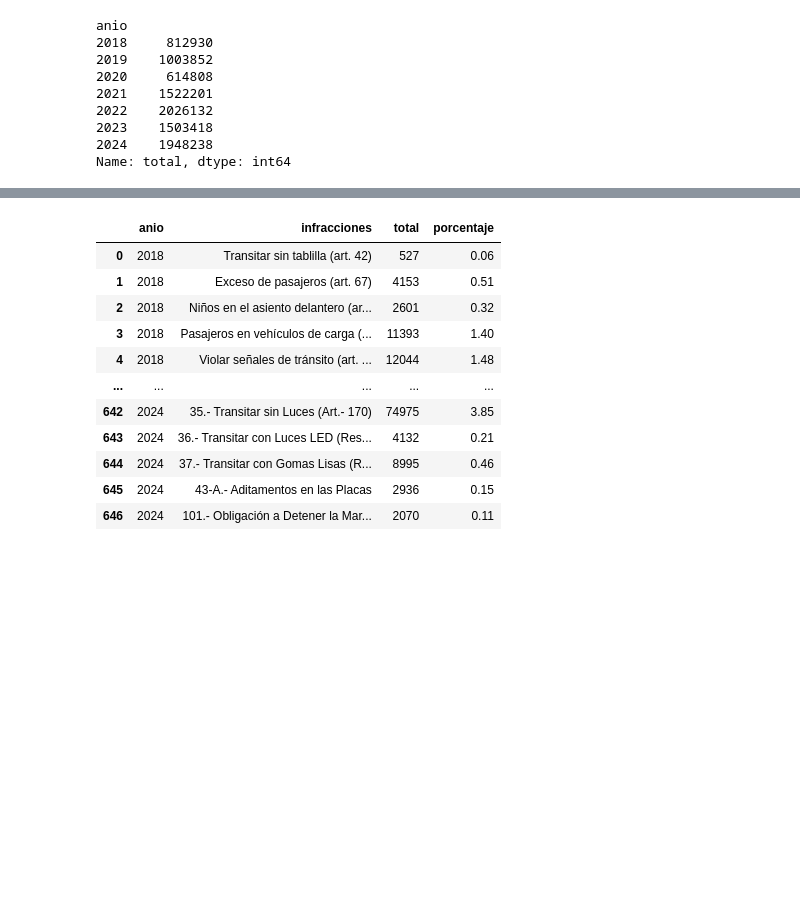
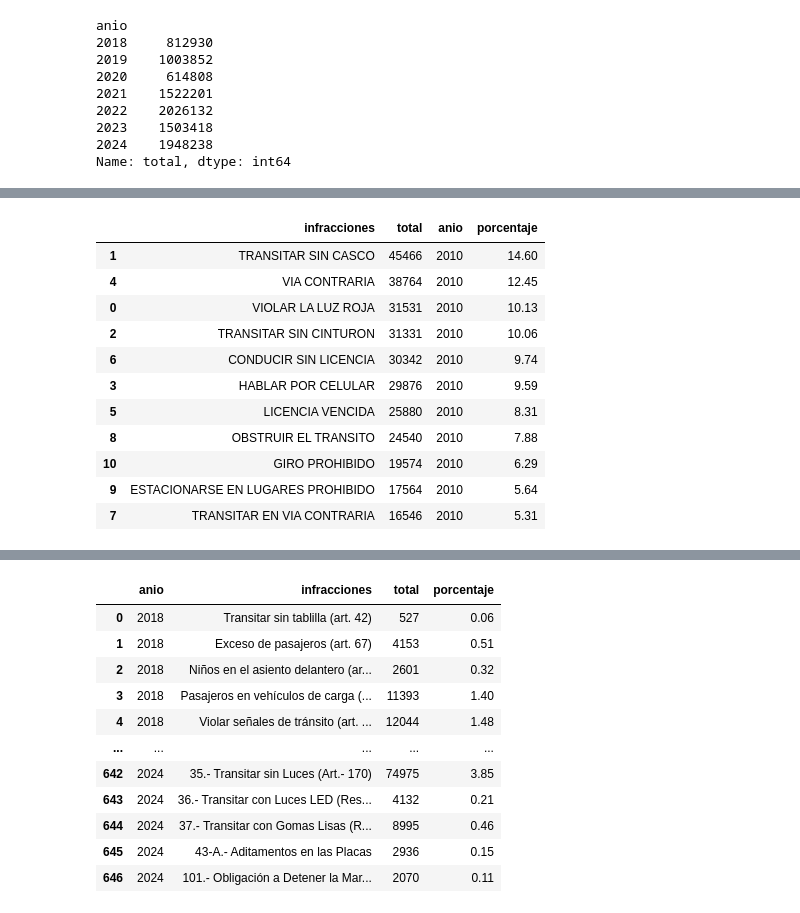
Before and after one commit to ngcarvajall/Accidentes_mortales_RD, a Jupyter notebook: Notebooks/Datos_añadidos.ipynb, the cells around one changed output, grey strips where cells are left out. Saved outputs shown, nothing was run; the diff lists cells and outputs as text; code cells hidden in the pictures; blank space fills up the shorter version.

```diff
--- a/Notebooks/Datos_añadidos.ipynb
+++ b/Notebooks/Datos_añadidos.ipynb
@@ -361,0 +374,15 @@ Name: total, dtype: int64
+# %%
+df_infracciones_1[df_infracciones_1['anio'] == 2010].sort_values(by='porcentaje', ascending=False)
+# %% [output]
+|  | infracciones | total | anio | porcentaje |
+| 1 | TRANSITAR SIN CASCO | 45466 | 2010 | 14.60 |
+| 4 | VIA CONTRARIA | 38764 | 2010 | 12.45 |
+| 0 | VIOLAR LA LUZ ROJA | 31531 | 2010 | 10.13 |
+| 2 | TRANSITAR SIN CINTURON | 31331 | 2010 | 10.06 |
+| 6 | CONDUCIR SIN LICENCIA | 30342 | 2010 | 9.74 |
+| 3 | HABLAR POR CELULAR | 29876 | 2010 | 9.59 |
+| 5 | LICENCIA VENCIDA | 25880 | 2010 | 8.31 |
+| 8 | OBSTRUIR EL TRANSITO | 24540 | 2010 | 7.88 |
+| 10 | GIRO PROHIBIDO | 19574 | 2010 | 6.29 |
+| 9 | ESTACIONARSE EN LUGARES PROHIBIDO | 17564 | 2010 | 5.64 |
+| 7 | TRANSITAR EN VIA CONTRARIA | 16546 | 2010 | 5.31 |
```
Also changed, not shown: parts of 15 cells of this notebook, 1 other file.
